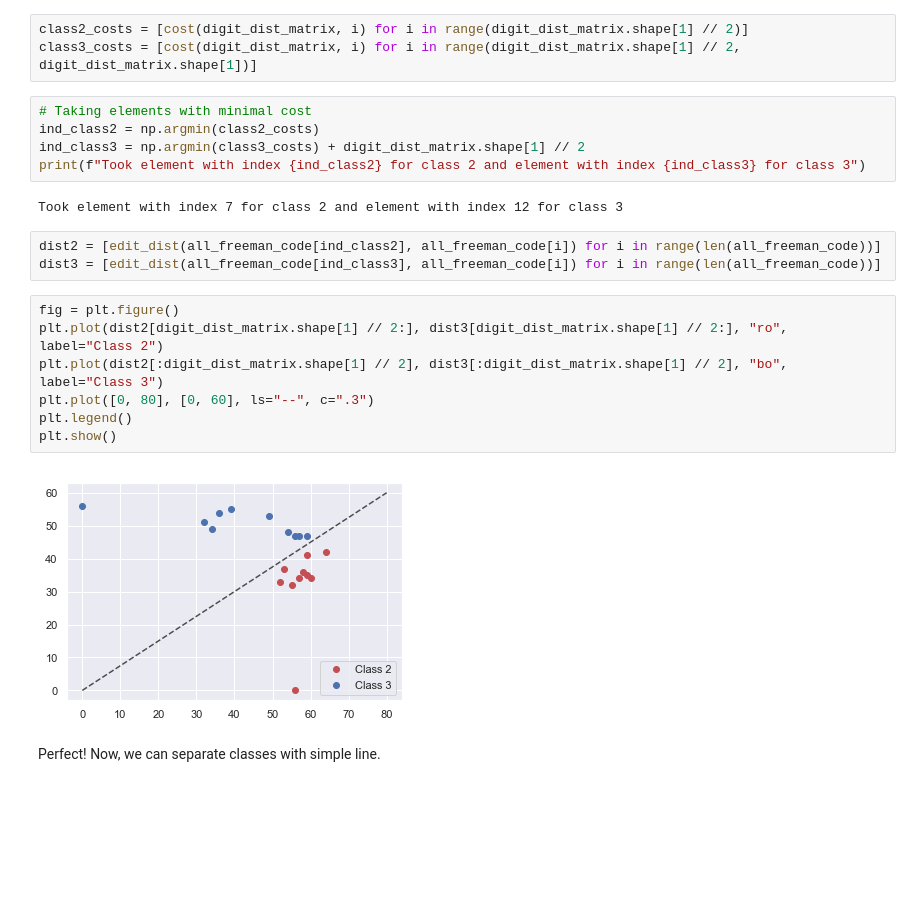
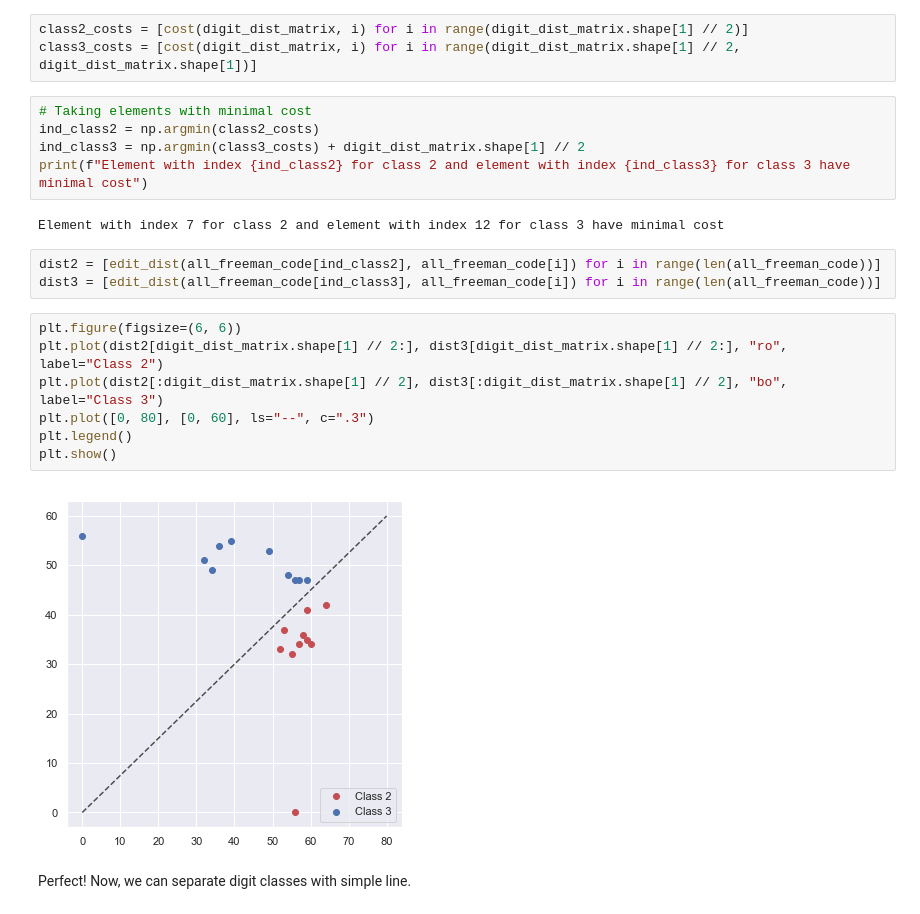
Before and after one commit to oganesManasian/Image-analysis-and-pattern-recognition, a Jupyter notebook: labs/lab_02_object_description.ipynb, the cells around one changed output. Drawn from its saved outputs; the diff is of its cells as text; blank space fills up the shorter version.

```diff
--- a/labs/lab_02_object_description.ipynb
+++ b/labs/lab_02_object_description.ipynb
@@ -1033,20 +1045,20 @@ class3_costs = [cost(digit_dist_matrix, i) for i in range(digit_dist_matrix.shap
 # Taking elements with minimal cost
 ind_class2 = np.argmin(class2_costs)
 ind_class3 = np.argmin(class3_costs) + digit_dist_matrix.shape[1] // 2
-print(f"Took element with index {ind_class2} for class 2 and element with index {ind_class3} for class 3")
+print(f"Element with index {ind_class2} for class 2 and element with index {ind_class3} for class 3 have minimal cost")
 # %% [output]
-Took element with index 7 for class 2 and element with index 12 for class 3
+Element with index 7 for class 2 and element with index 12 for class 3 have minimal cost
 # %%
 dist2 = [edit_dist(all_freeman_code[ind_class2], all_freeman_code[i]) for i in range(len(all_freeman_code))]
 dist3 = [edit_dist(all_freeman_code[ind_class3], all_freeman_code[i]) for i in range(len(all_freeman_code))]
 # %%
-fig = plt.figure()
+plt.figure(figsize=(6, 6))
 plt.plot(dist2[digit_dist_matrix.shape[1] // 2:], dist3[digit_dist_matrix.shape[1] // 2:], "ro", label="Class 2")
 plt.plot(dist2[:digit_dist_matrix.shape[1] // 2], dist3[:digit_dist_matrix.shape[1] // 2], "bo", label="Class 3")
 plt.plot([0, 80], [0, 60], ls="--", c=".3")
 plt.legend()
 plt.show()
 # %% [output]
-[figure, old version]
+[figure, new version]
 # %% [markdown]
-Perfect! Now, we can separate classes with simple line.
+Perfect! Now, we can separate digit classes with simple line.
```
Also changed, not shown: parts of 31 cells of this notebook.
